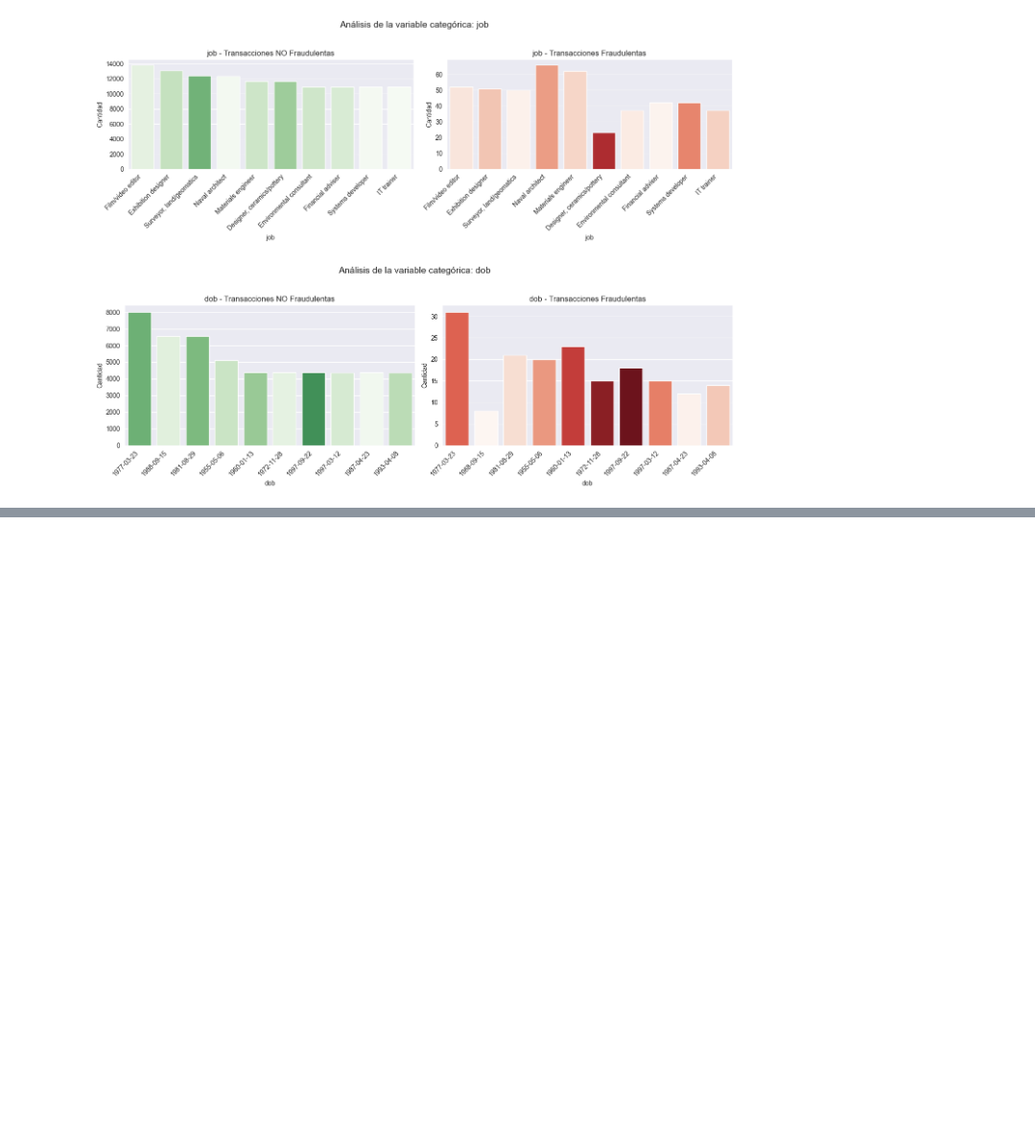
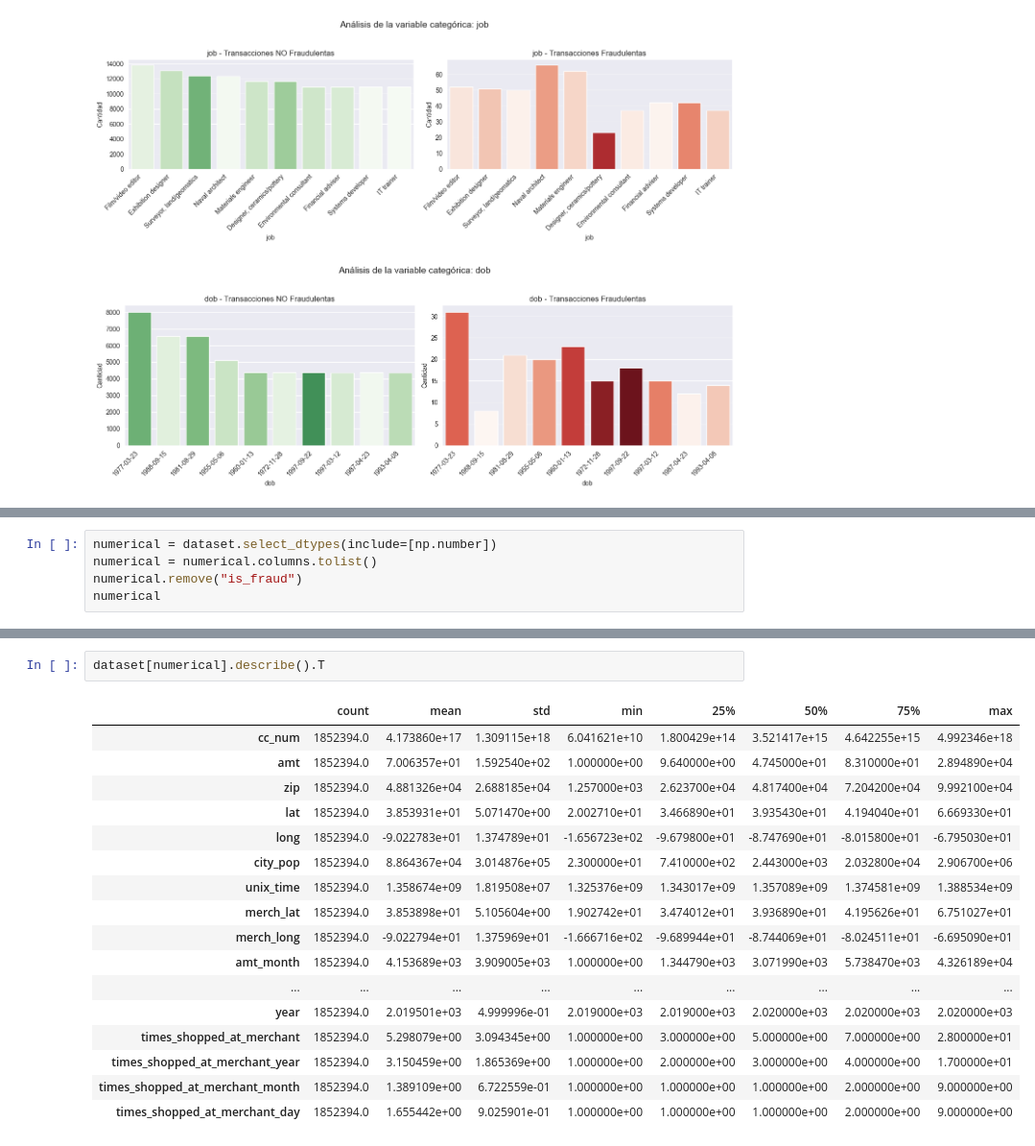
Before and after one commit to markalbrand56/SDS-Proyecto-1, a Jupyter notebook: main.ipynb, the cells around one changed output, grey strips where cells are left out. Shown at 96% size. Cells and saved outputs as stored; diff of their text form; blank space fills up the shorter version.

```diff
--- a/main.ipynb
+++ b/main.ipynb
@@ -222,0 +227,5 @@ for var in categorical:
+# %%
+numerical = dataset.select_dtypes(include=[np.number])
+numerical = numerical.columns.tolist()
+numerical.remove("is_fraud")
+numerical
@@ -222,0 +250,20 @@ for var in categorical:
+# %%
+dataset[numerical].describe().T
+# %% [output]
+|  | count | mean | std | min | 25% | 50% | 75% | max |
+| cc_num | 1852394.0 | 4.173860e+17 | 1.309115e+18 | 6.041621e+10 | 1.800429e+14 | 3.521417e+15 | 4.642255e+15 | 4.992346e+18 |
+| amt | 1852394.0 | 7.006357e+01 | 1.592540e+02 | 1.000000e+00 | 9.640000e+00 | 4.745000e+01 | 8.310000e+01 | 2.894890e+04 |
+| zip | 1852394.0 | 4.881326e+04 | 2.688185e+04 | 1.257000e+03 | 2.623700e+04 | 4.817400e+04 | 7.204200e+04 | 9.992100e+04 |
+| lat | 1852394.0 | 3.853931e+01 | 5.071470e+00 | 2.002710e+01 | 3.466890e+01 | 3.935430e+01 | 4.194040e+01 | 6.669330e+01 |
+| long | 1852394.0 | -9.022783e+01 | 1.374789e+01 | -1.656723e+02 | -9.679800e+01 | -8.747690e+01 | -8.015800e+01 | -6.795030e+01 |
+| city_pop | 1852394.0 | 8.864367e+04 | 3.014876e+05 | 2.300000e+01 | 7.410000e+02 | 2.443000e+03 | 2.032800e+04 | 2.906700e+06 |
+| unix_time | 1852394.0 | 1.358674e+09 | 1.819508e+07 | 1.325376e+09 | 1.343017e+09 | 1.357089e+09 | 1.374581e+09 | 1.388534e+09 |
+| merch_lat | 1852394.0 | 3.853898e+01 | 5.105604e+00 | 1.902742e+01 | 3.474012e+01 | 3.936890e+01 | 4.195626e+01 | 6.751027e+01 |
+| merch_long | 1852394.0 | -9.022794e+01 | 1.375969e+01 | -1.666716e+02 | -9.689944e+01 | -8.744069e+01 | -8.024511e+01 | -6.695090e+01 |
+| amt_month | 1852394.0 | 4.153689e+03 | 3.909005e+03 | 1.000000e+00 | 1.344790e+03 | 3.071990e+03 | 5.738470e+03 | 4.326189e+04 |
+| ... | ... | ... | ... | ... | ... | ... | ... | ... |
+| year | 1852394.0 | 2.019501e+03 | 4.999996e-01 | 2.019000e+03 | 2.019000e+03 | 2.020000e+03 | 2.020000e+03 | 2.020000e+03 |
+| times_shopped_at_merchant | 1852394.0 | 5.298079e+00 | 3.094345e+00 | 1.000000e+00 | 3.000000e+00 | 5.000000e+00 | 7.000000e+00 | 2.800000e+01 |
+| times_shopped_at_merchant_year | 1852394.0 | 3.150459e+00 | 1.865369e+00 | 1.000000e+00 | 2.000000e+00 | 3.000000e+00 | 4.000000e+00 | 1.700000e+01 |
+| times_shopped_at_merchant_month | 1852394.0 | 1.389109e+00 | 6.722559e-01 | 1.000000e+00 | 1.000000e+00 | 1.000000e+00 | 2.000000e+00 | 9.000000e+00 |
+| times_shopped_at_merchant_day | 1852394.0 | 1.655442e+00 | 9.025901e-01 | 1.000000e+00 | 1.000000e+00 | 1.000000e+00 | 2.000000e+00 | 9.000000e+00 |
```
Also changed, not shown: parts of 8 cells of this notebook.
